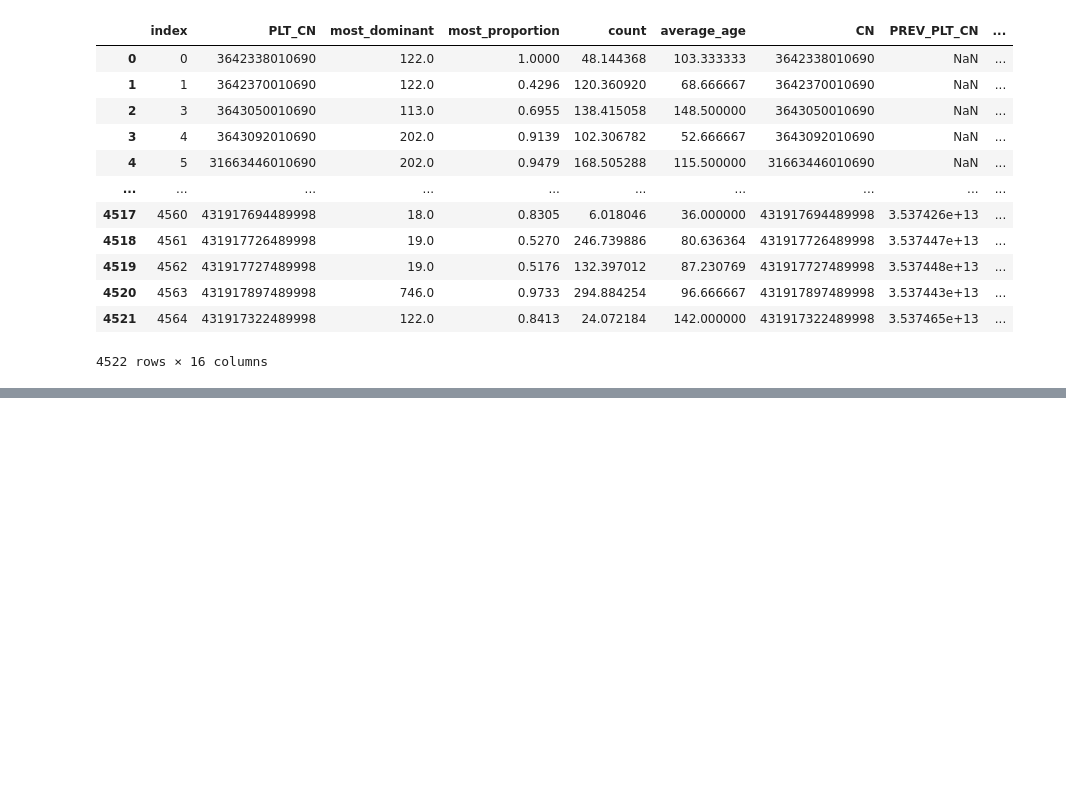
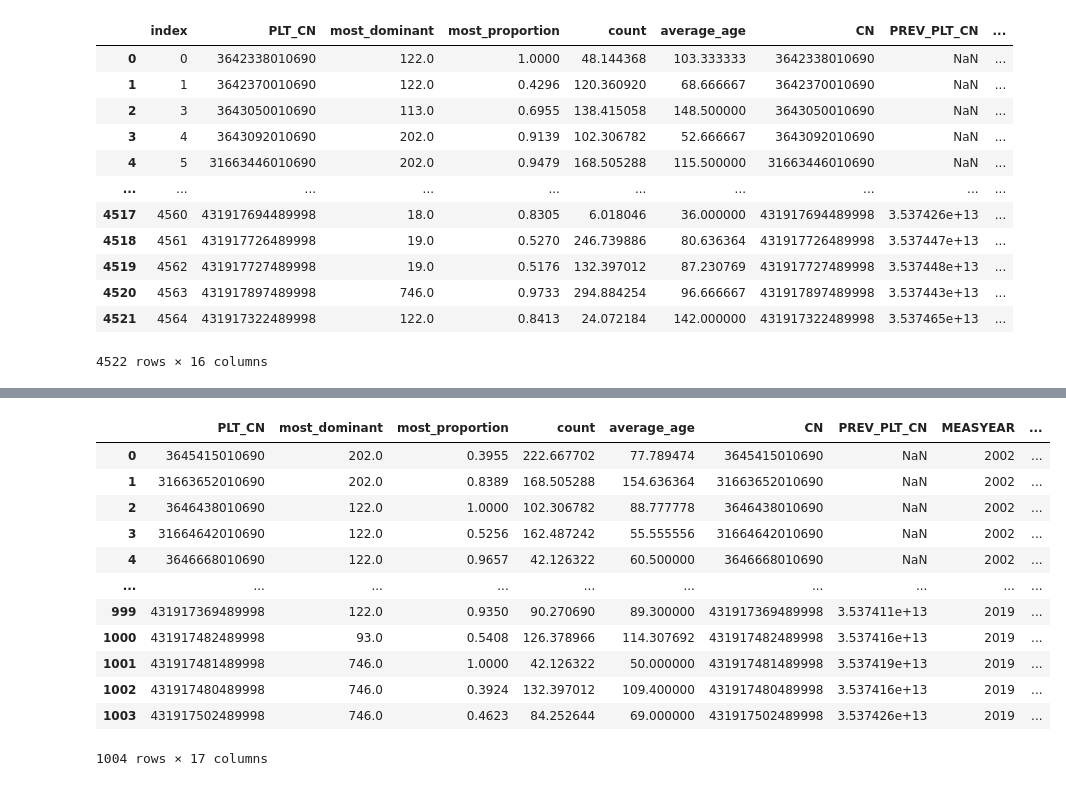
Before and after one commit to CU-ESIIL/FCC24_Group_3, a Jupyter notebook: analyze_FIA_plot_CO.ipynb, the cells around one changed output, grey strips where cells are left out. Drawn from its saved outputs; the diff is of its cells as text; code cells hidden in the pictures; blank space fills up the shorter version.

```diff
--- a/analyze_FIA_plot_CO.ipynb
+++ b/analyze_FIA_plot_CO.ipynb
@@ -542,0 +596,54 @@ Name: ELEV, Length: 3290, dtype: float64
+# %%
+for index, row in gdf.iterrows():
+    species = row['most_dominant']
+    if species == 122:
+        gdf.loc[index,'species_name'] = 'Ponderosa Pine'
+    else:
+        if species == 202:
+            gdf.loc[index,'species_name'] =  'Douglas-fir'
+        else:
+            if species == 108:
+                gdf.loc[index,'species_name'] =  'Lodgepole Pine'
+            else:
+                if species == 93:
+                    gdf.loc[index,'species_name'] =  'Engelmann Spruce'
+                else:
+                    if species == 102:
+                        gdf.loc[index,'species_name'] =  'Rocky Mountain Bristlecone Pine'
+                    else:
+                        if species == 113:
+                            gdf.loc[index,'species_name'] =  'Limber Pine'
+                        else:
+                            if species == 746:
+                                gdf.loc[index,'species_name'] =  'Quaking Aspen'
+                            else:
+                                if species == 19:
+                                    gdf.loc[index,'species_name'] =  'Subalpine Fir'
+                                else:
+                                    if species == 96:
+                                        gdf.loc[index,'species_name'] =  'Blue Spruce'
+                                    else:
+                                        if species == 18:
+                                            gdf.loc[index,'species_name'] =  'Corkbark Fir'
+                                        else:
+                                            if species == 15:
+                                                gdf.loc[index,'species_name'] =  'White Fir'
+                                            else:
+                                                if species == 749:
+                                                    gdf.loc[index,'species_name'] =  'Narrowleaf Cottonwood'
+# %%
+gdf
+# %% [output]
+|  | PLT_CN | most_dominant | most_proportion | count | average_age | CN | PREV_PLT_CN | MEASYEAR | ... |
+| 0 | 3645415010690 | 202.0 | 0.3955 | 222.667702 | 77.789474 | 3645415010690 | NaN | 2002 | ... |
+| 1 | 31663652010690 | 202.0 | 0.8389 | 168.505288 | 154.636364 | 31663652010690 | NaN | 2002 | ... |
+| 2 | 3646438010690 | 122.0 | 1.0000 | 102.306782 | 88.777778 | 3646438010690 | NaN | 2002 | ... |
+| 3 | 31664642010690 | 122.0 | 0.5256 | 162.487242 | 55.555556 | 31664642010690 | NaN | 2002 | ... |
+| 4 | 3646668010690 | 122.0 | 0.9657 | 42.126322 | 60.500000 | 3646668010690 | NaN | 2002 | ... |
+| ... | ... | ... | ... | ... | ... | ... | ... | ... | ... |
+| 999 | 431917369489998 | 122.0 | 0.9350 | 90.270690 | 89.300000 | 431917369489998 | 3.537411e+13 | 2019 | ... |
+| 1000 | 431917482489998 | 93.0 | 0.5408 | 126.378966 | 114.307692 | 431917482489998 | 3.537416e+13 | 2019 | ... |
+| 1001 | 431917481489998 | 746.0 | 1.0000 | 42.126322 | 50.000000 | 431917481489998 | 3.537419e+13 | 2019 | ... |
+| 1002 | 431917480489998 | 746.0 | 0.3924 | 132.397012 | 109.400000 | 431917480489998 | 3.537416e+13 | 2019 | ... |
+| 1003 | 431917502489998 | 746.0 | 0.4623 | 84.252644 | 69.000000 | 431917502489998 | 3.537426e+13 | 2019 | ... |
+1004 rows × 17 columns
```
Also changed, not shown: parts of 13 cells of this notebook.
